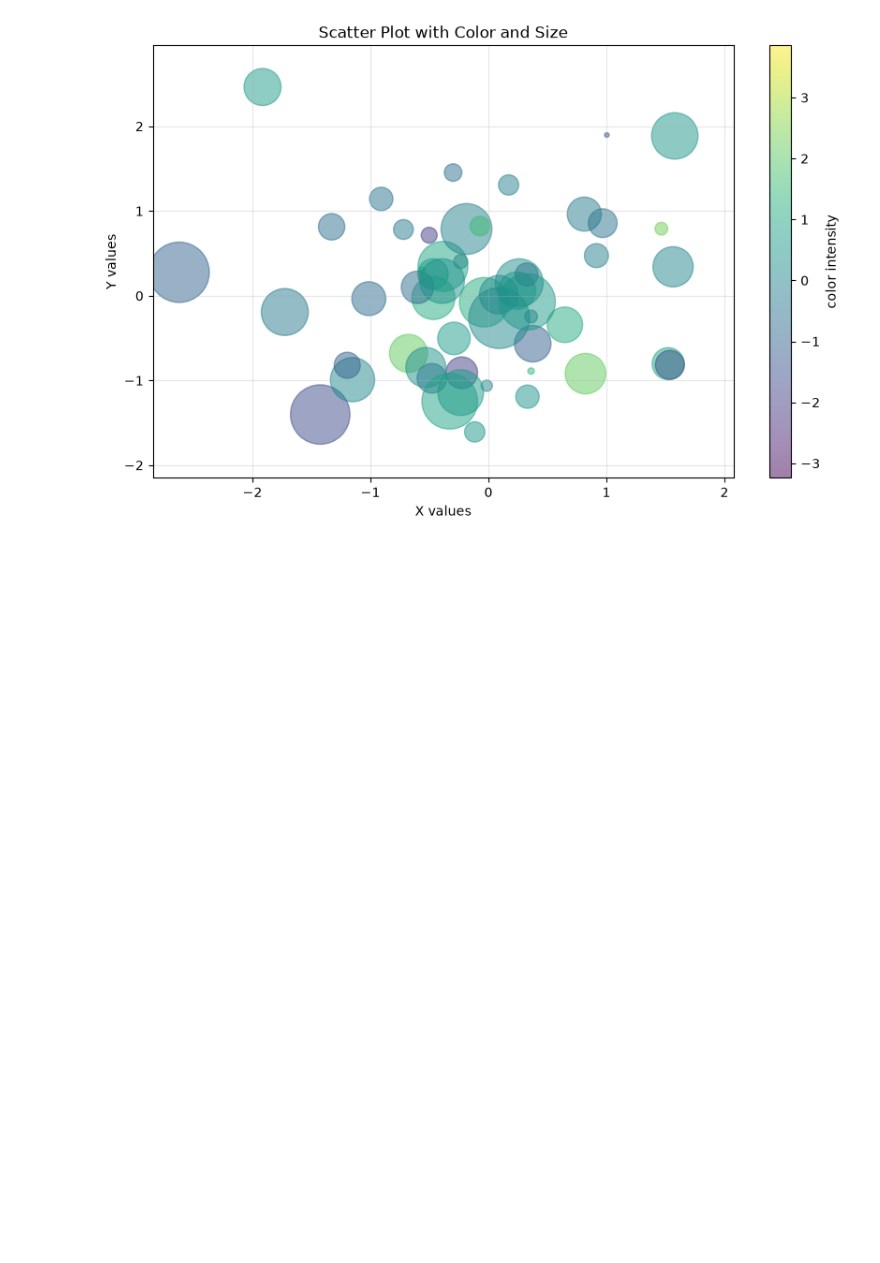
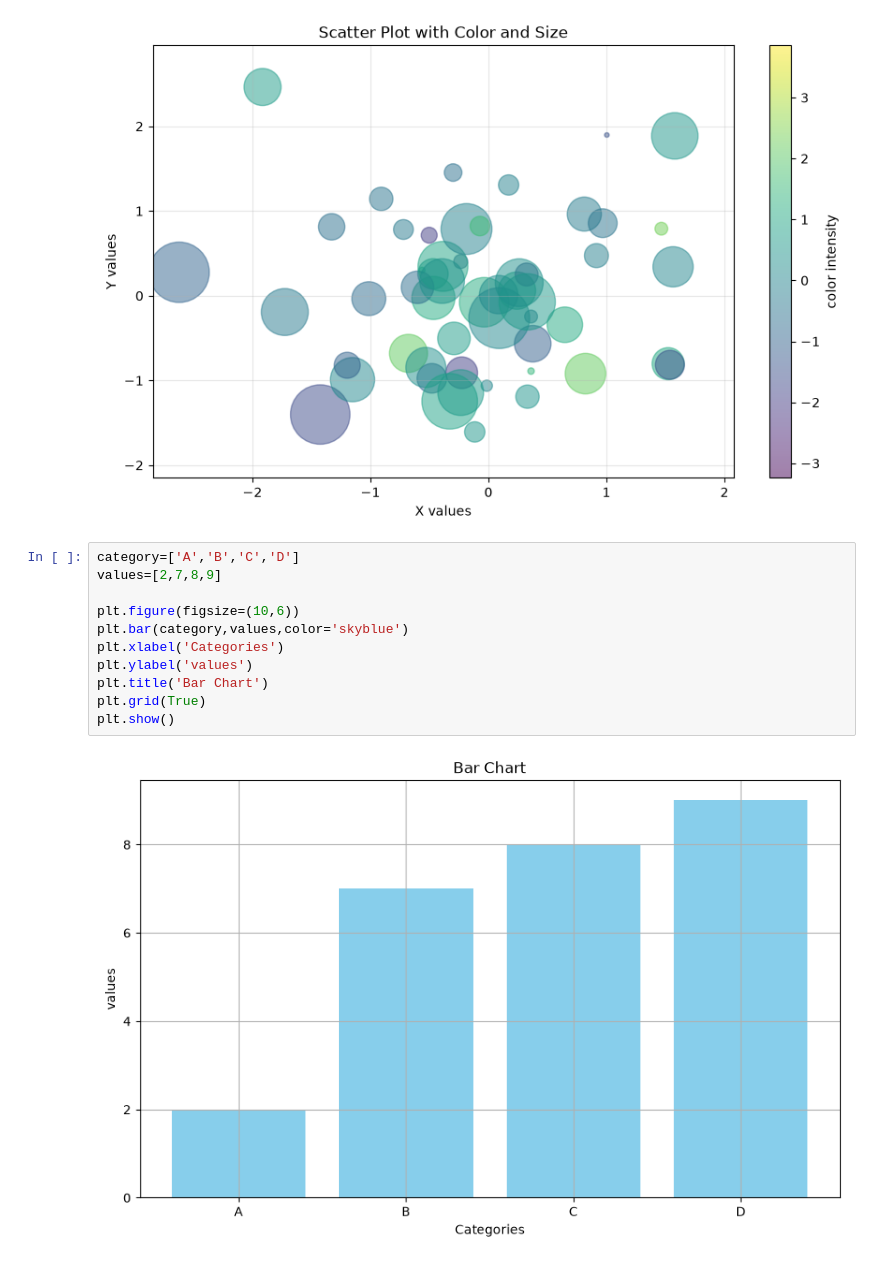
Before and after one commit to CodeCrafted-jpg/Pandas-NumPy-and-Matplotlib, a Jupyter notebook: Matplotlib/Matplotlib.ipynb, the cells around one changed output. Drawn from its saved outputs; the diff is of its cells as text; blank space fills up the shorter version.

Commit message:
bar chart

```diff
--- a/Matplotlib/Matplotlib.ipynb
+++ b/Matplotlib/Matplotlib.ipynb
@@ -92,3 +92,16 @@ plt.grid(True,alpha=0.3)
 plt.show()
 # %% [output]
 [figure]
+# %%
+category=['A','B','C','D']
+values=[2,7,8,9]
+
+plt.figure(figsize=(10,6))
+plt.bar(category,values,color='skyblue')
+plt.xlabel('Categories')
+plt.ylabel('values')
+plt.title('Bar Chart')
+plt.grid(True)
+plt.show()
+# %% [output]
+[figure, added]
```
